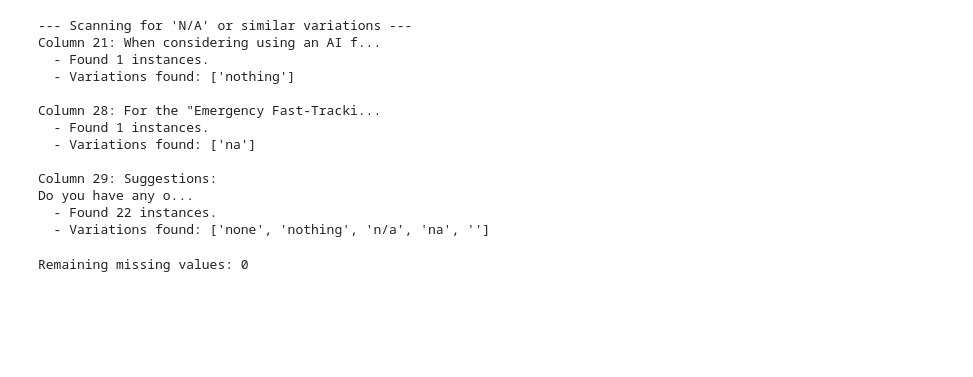
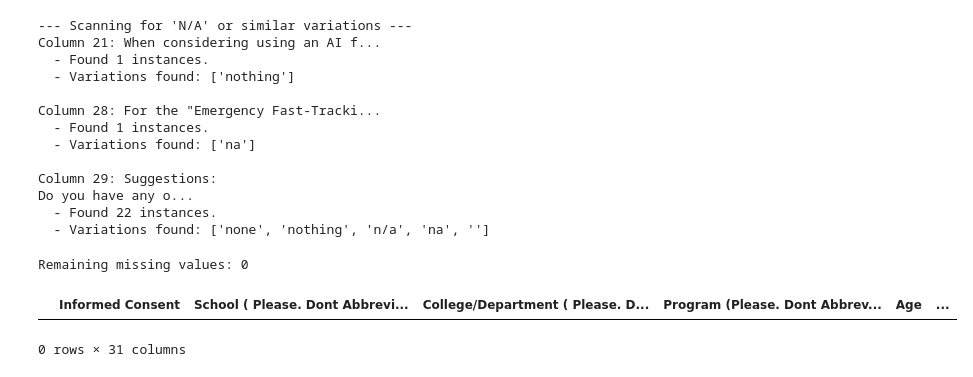
Before and after one commit to JohnLloydCanoy/amuma, a Jupyter notebook: interpretation/interpretation.ipynb, the cells around one changed output. Cells and saved outputs as stored; diff of their text form; code cells hidden in the pictures; blank space fills up the shorter version.

Commit message:
Add functionality to filter and display rows with 'N/A' variations in Age column

```diff
--- a/interpretation/interpretation.ipynb
+++ b/interpretation/interpretation.ipynb
@@ -327,3 +327,12 @@ df[language_col] = df[language_col].fillna("English")
 print("Remaining missing values:", df[language_col].isnull().sum())
 # %% [output]
 Remaining missing values: 0
+# %%
+string_na_filter = df['Age'].astype(str).str.lower().str.strip().isin(['n/a', 'na', 'none'])
+
+# View only those specific rows
+df_age_text_na = df[string_na_filter]
+df_age_text_na
+# %% [output]
+|  | Informed Consent | School ( Please. Dont Abbrevi... | College/Department ( Please. D... | Program (Please. Dont Abbrev... | Age | ... |
+0 rows × 31 columns
```
